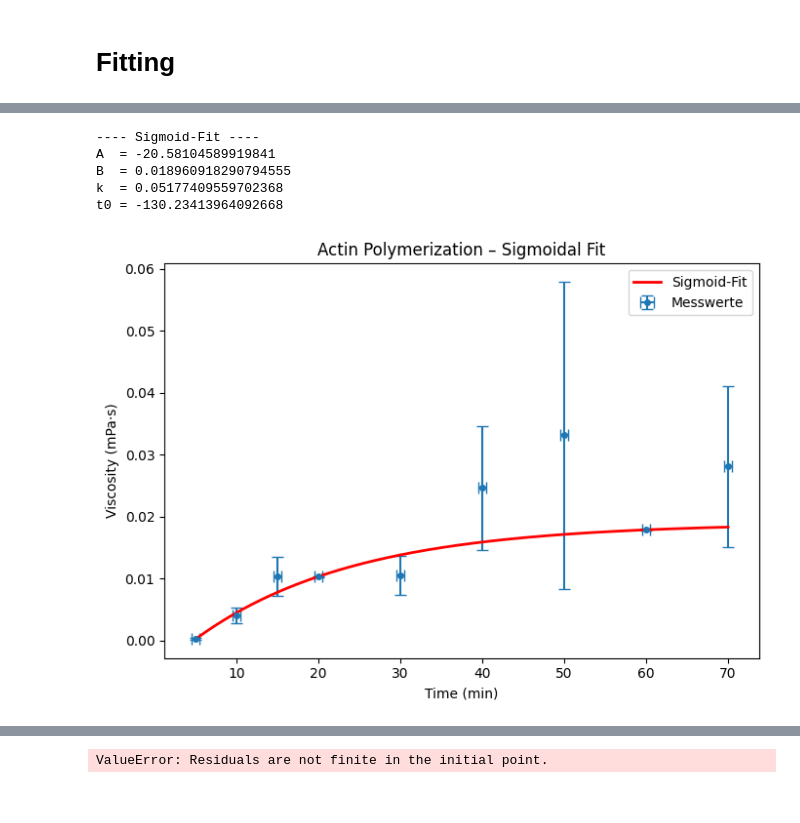
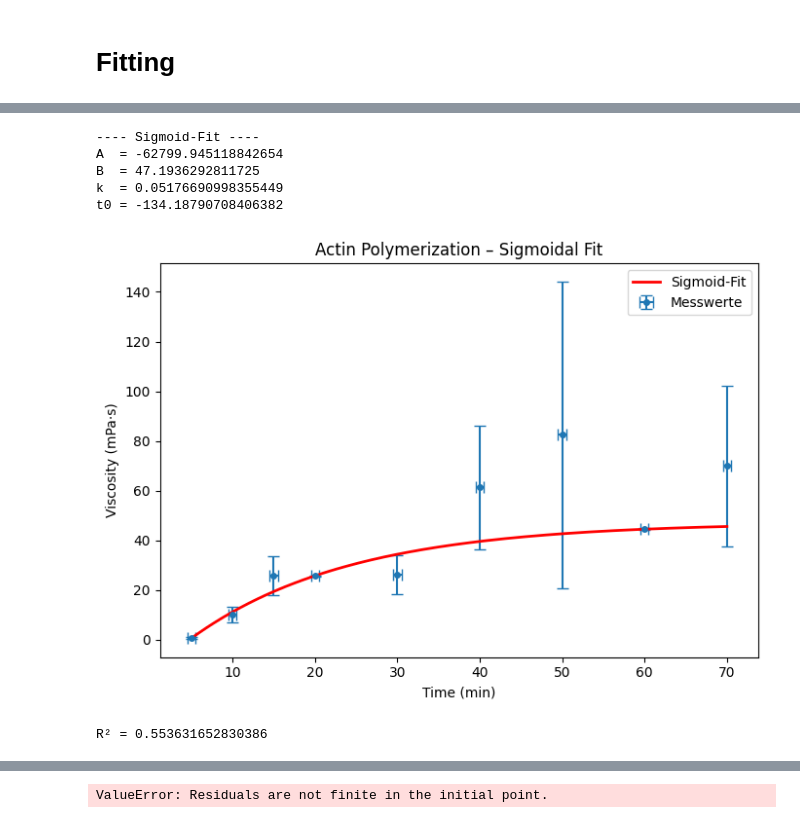
Before and after one commit to DaSch314/BPC-FILM, a Jupyter notebook: Aktinfitting1.ipynb, the cells around one changed output, grey strips where cells are left out. Cells and saved outputs as stored; diff of their text form; code cells hidden in the pictures.

```diff
--- a/Aktinfitting1.ipynb
+++ b/Aktinfitting1.ipynb
@@ -214,7 +214,7 @@ def velocity_calc_mm_per_s(distance: float, time: float):
     return velocity
 # %%
 def velocity_calc_error_mm_per_s(distance: float, t: float, t_error: float):
-    velocity_error_mm_per_s = (distance * 10)/(t ** 2) * t_error
+    velocity_error_mm_per_s = (distance)/(t ** 2) * t_error
     return velocity_error_mm_per_s
 # %%
 # Velocity berechnen aus den Mittelwerten
@@ -291,10 +291,10 @@ print(df_raw_rm_outlier[[
 # %%
 # Values
 K = 0.000583           # Korrekturfaktor
-d_kugel_mm = 0.6       # mm
+d_kugel_mm = 0.06       # cm
 d_kapillare_m = 0
 
-g = 9.81               # m/s^2
+g = 9.81 * 100            # m/s^2
 roh_water = 1          # g/cm^3
 roh_kugel = 7.85       # g/cm^3 (aus Skript)
 # %%
@@ -336,7 +336,7 @@ def viscosity_formula(K: float, roh_fluid: float, roh_shape: float,
     correction = (roh_shape - roh_fluid) / roh_fluid * (d_tube + d_shape) / d_shape
 
     viscosity = numerator * correction / velocity
-    return viscosity
+    return viscosity * 100
 # %%
 # Fehlerrechnung
 def viscosity_error_formula(K, roh_fluid, roh_shape, angle, d_tube, d_shape, g,
@@ -348,5 +348,5 @@ def viscosity_error_formula(K, roh_fluid, roh_shape, angle, d_tube, d_shape, g,
     C = numerator * correction  # alles außer 1/v
 
     d_eta = C / (velocity ** 2) * velocity_error
-    return d_eta
+    return d_eta * 100
 # %%
@@ -622,4 +638,5 @@ t0 = 32.5
 # %%
+# without outlier
 import numpy as np
 from scipy.optimize import curve_fit
 import matplotlib.pyplot as plt
@@ -659,35 +676,50 @@ print("A  =", A_fit)
 print("B  =", B_fit)
 print("k  =", k_fit)
 print("t0 =", t0_fit)
 
 # Fit-Kurve erstellen
 t_fit = np.linspace(min(x), max(x), 500)
 y_fit = sigmoid(t_fit, *params)
 
 # Plot
 plt.figure(figsize=(7,5))
 plt.errorbar(
     x, y,
     xerr=df_raw["time_error_min"],
     yerr=y_err,
     fmt='o',
     markersize=4,
     capsize=4,
     label="Messwerte"
 )
 
 plt.plot(t_fit, y_fit, "r-", label="Sigmoid-Fit", linewidth=2)
 
 plt.xlabel("Time (min)")
 plt.ylabel("Viscosity (mPa·s)")
 plt.title("Actin Polymerization – Sigmoidal Fit")
 plt.legend()
 plt.tight_layout()
 plt.show()
+
+# R^2 berechnen
+y_pred = sigmoid(x, *params)
+
+# Residuen
+residuals = y - y_pred
+
+# Sum of squares
+ss_res = np.sum(residuals**2)
+ss_tot = np.sum((y - np.mean(y))**2)
+
+r2 = 1 - (ss_res / ss_tot)
+
+print("R² =", r2)
 # %% [output]
 ---- Sigmoid-Fit ----
-A  = -20.58104589919841
-B  = 0.018960918290794555
-k  = 0.05177409559702368
-t0 = -130.23413964092668
+A  = -62799.945118842654
+B  = 47.1936292811725
+k  = 0.05176690998355449
+t0 = -134.18790708406382
-[figure, old version]
+[figure, new version]
+R² = 0.553631652830386
```
Also changed, not shown: parts of 17 cells of this notebook, 1 other file.
